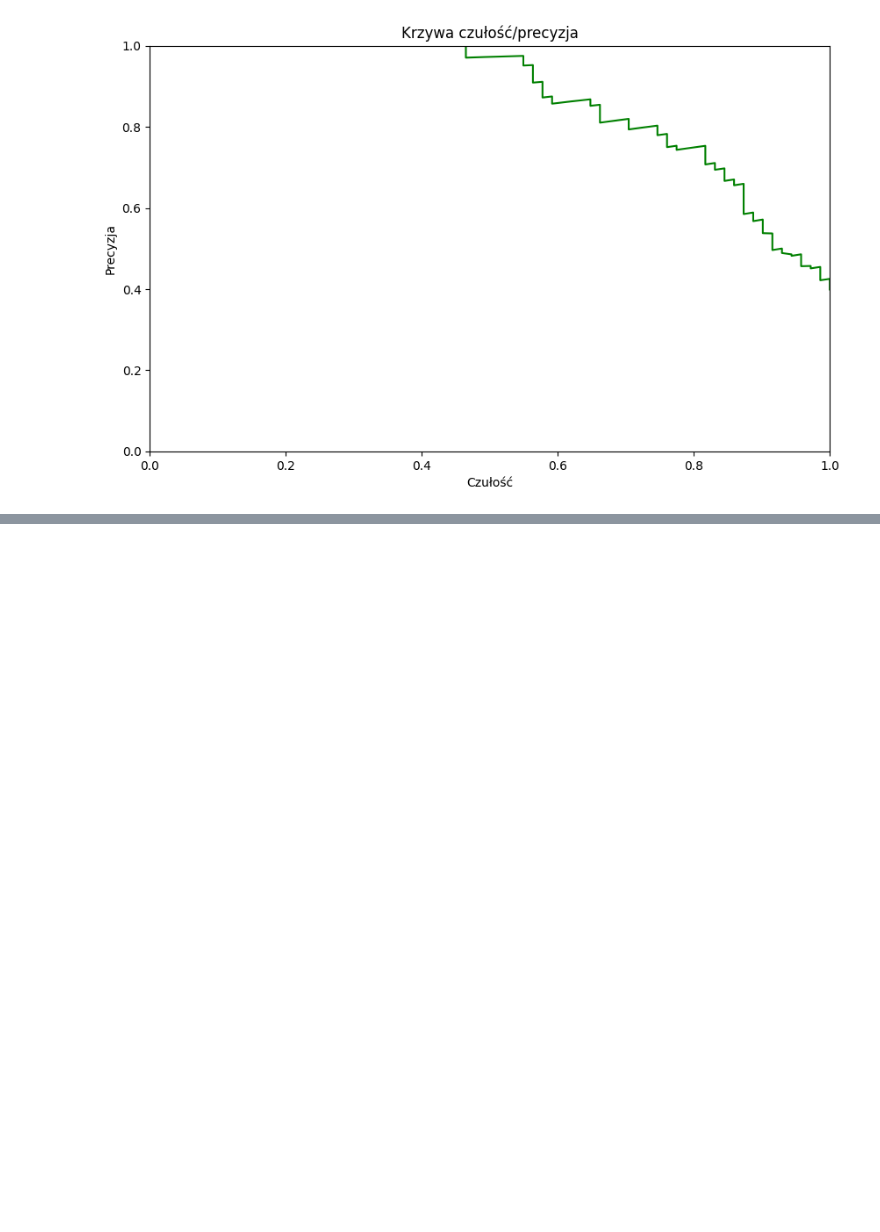
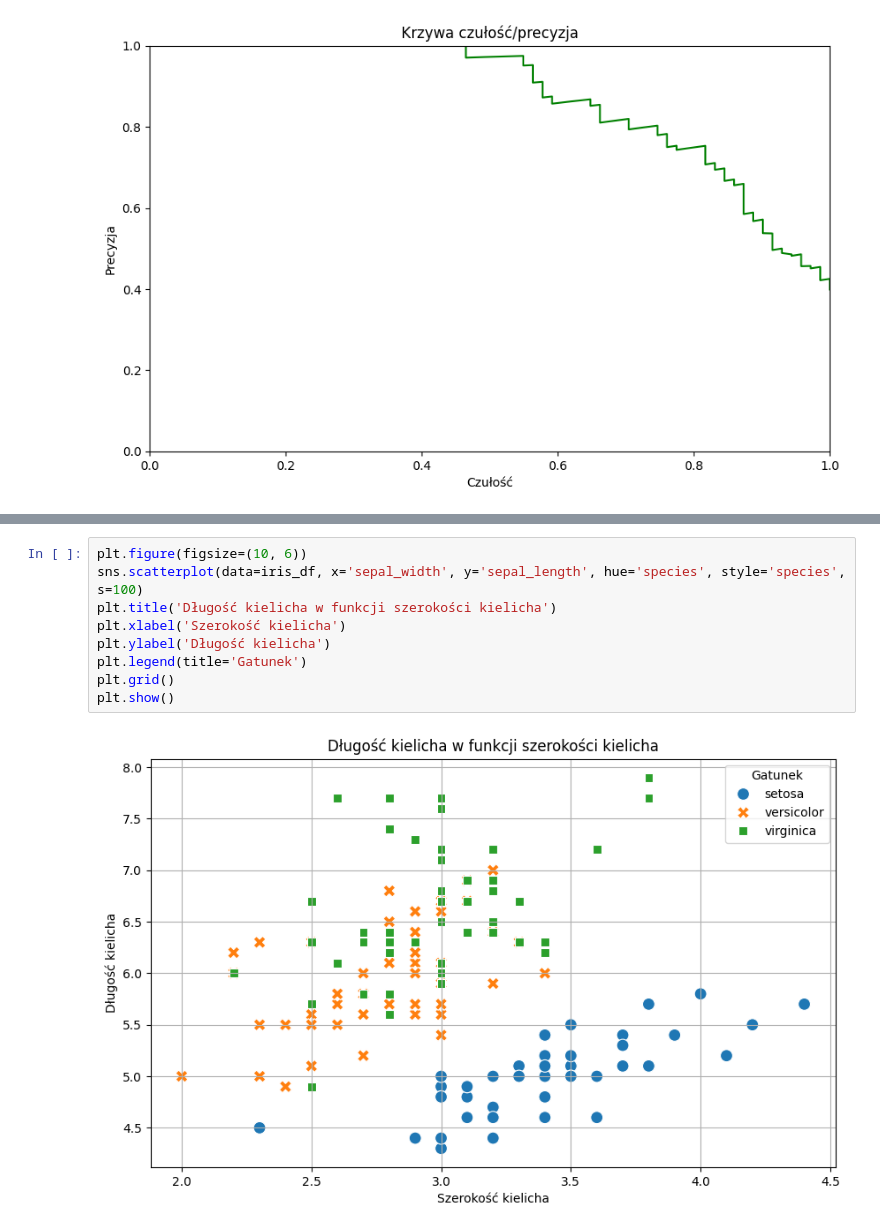
Before and after one commit to juliaduch/maszynowa_analiza_danych, a Jupyter notebook: Duch_Julia_LMAD_PSI_L3.ipynb, the cells around one changed output, grey strips where cells are left out. Saved outputs shown, nothing was run; the diff lists cells and outputs as text; blank space fills up the shorter version.

```diff
--- a/Duch_Julia_LMAD_PSI_L3.ipynb
+++ b/Duch_Julia_LMAD_PSI_L3.ipynb
@@ -302,0 +361,11 @@ plt.show()
+# %%
+plt.figure(figsize=(10, 6))
+sns.scatterplot(data=iris_df, x='sepal_width', y='sepal_length', hue='species', style='species', s=100)
+plt.title('Długość kielicha w funkcji szerokości kielicha')
+plt.xlabel('Szerokość kielicha')
+plt.ylabel('Długość kielicha')
+plt.legend(title='Gatunek')
+plt.grid()
+plt.show()
+# %% [output]
+[figure, added]
```
Also changed, not shown: parts of 17 cells of this notebook, 1 other file.
